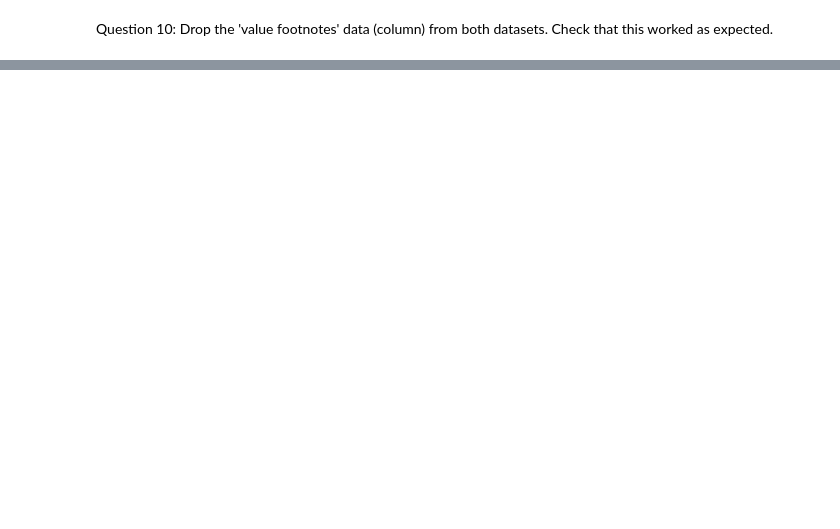
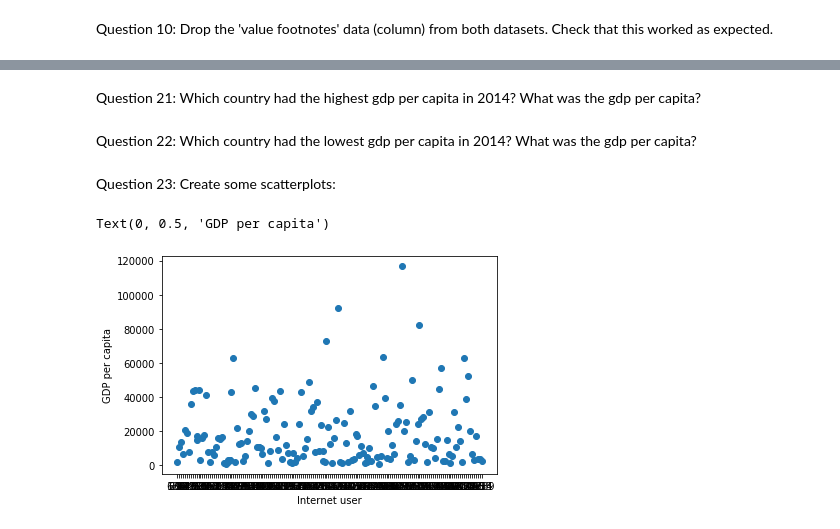
Before and after one commit to arikhursheed/gdp-and-internet-usage-arikhursheed, a Jupyter notebook: notebooks/un_data_explore.ipynb, the cells around one changed output, grey strips where cells are left out. Drawn from its saved outputs; the diff is of its cells as text; code cells hidden in the pictures; blank space fills up the shorter version.

```diff
--- a/notebooks/un_data_explore.ipynb
+++ b/notebooks/un_data_explore.ipynb
@@ -152,0 +261,10 @@ internet_df.drop(['Value Footnotes'], axis=1)
+# %%
+#subset the data
+
+gdp_and_internet_use = gdp_and_internet_use[['Country', 'Year_x','Year_y', 'GDP_Per_Capita','Internet_Users_Pct']]
+# %%
+#Filter the years
+years=['2004','2009','2014'] # create a list of the years
+gdp_and_internet_years = gdp_and_internet_use[gdp_and_internet_use.Year_y.isin(years)] #filter the years
+
+gdp_and_internet_years.shape
@@ -152,0 +287,7 @@ internet_df.drop(['Value Footnotes'], axis=1)
+# %%
+#Filter only 2014 in both year columns
+gdp_internet_2014= gdp_and_internet_years.loc[(gdp_and_internet_years.Year_x == '2014')
+                                              & (gdp_and_internet_years.Year_y == '2014')]
+# %%
+#Subset 2014 dataframe
+gdp_internet_2014 = gdp_internet_2014[['Country','Year_x' ,'Year_y','Internet_Users_Pct','GDP_Per_Capita']]
@@ -152,0 +366,2 @@ internet_df.drop(['Value Footnotes'], axis=1)
+# %% [markdown]
+Question 21: Which country had the highest gdp per capita in 2014? What was the gdp per capita?
@@ -152,0 +371,2 @@ internet_df.drop(['Value Footnotes'], axis=1)
+# %% [markdown]
+Question 22: Which country had the lowest gdp per capita in 2014? What was the gdp per capita?
@@ -152,0 +376,11 @@ internet_df.drop(['Value Footnotes'], axis=1)
+# %% [markdown]
+Question 23: Create some scatterplots:
+# %%
+#2014 Percent Using the Internet vs GDP Per Capita
+
+plt.scatter('Internet_Users_Pct', 'GDP_Per_Capita', data = gdp_internet_2014)
+plt.xlabel('Internet user')
+plt.ylabel('GDP per capita')
+# %% [output]
+Text(0, 0.5, 'GDP per capita')
+[figure, added]
```
Also changed, not shown: parts of 50 cells of this notebook.
